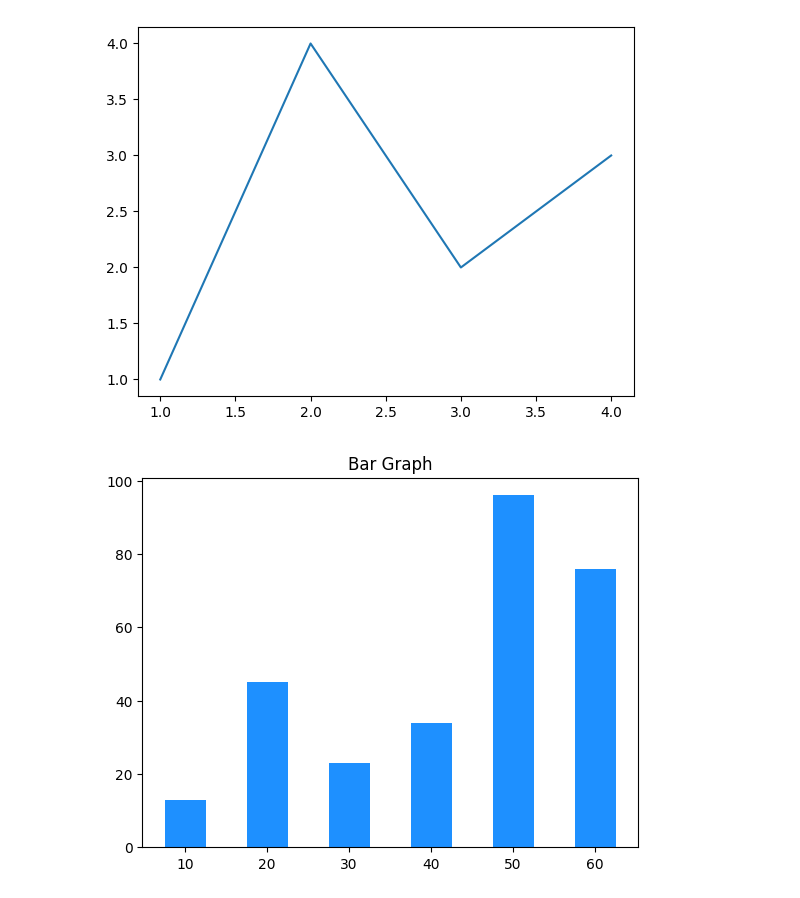
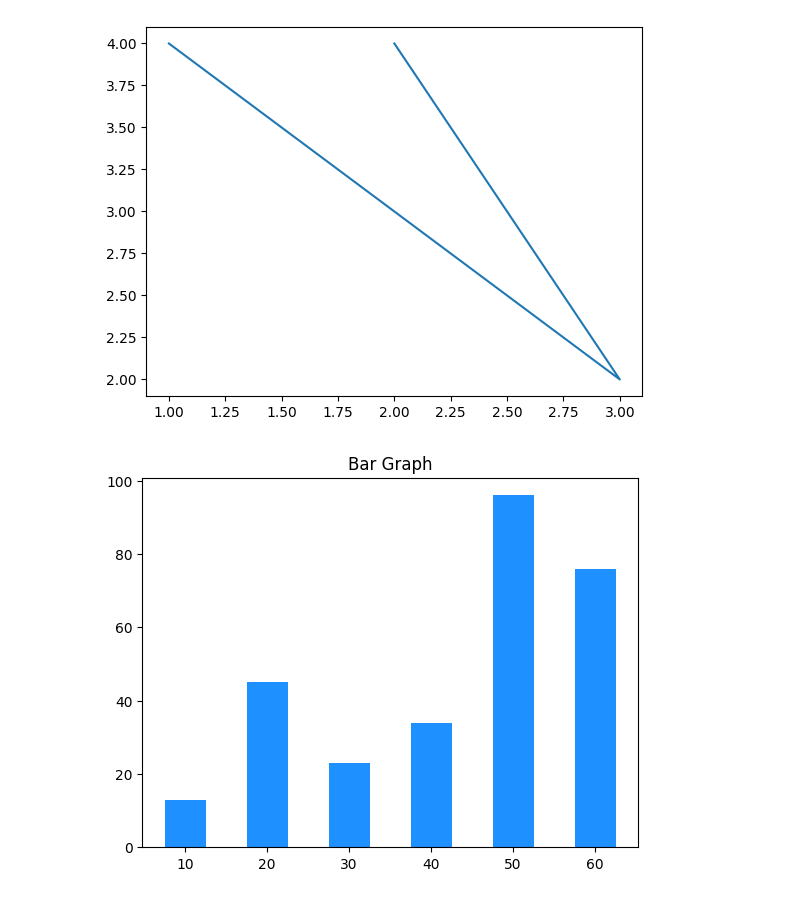
Before and after one commit to ChandrakantaSen/SourceCode_Python, a Jupyter notebook: JupyterNotebook Files/projectPython_Matplotlib.ipynb, the cells around one changed output. Drawn from its saved outputs; the diff is of its cells as text; code cells hidden in the pictures.

```diff
--- a/JupyterNotebook Files/projectPython_Matplotlib.ipynb
+++ b/JupyterNotebook Files/projectPython_Matplotlib.ipynb
@@ -2,11 +2,11 @@
 import matplotlib.pyplot as plt
 import numpy as np
 # %%
-fig, ax = plt.subplots()             # Create a figure containing a single Axes.
-ax.plot([1, 2, 3, 4], [1, 4, 2, 3])  # Plot some data on the Axes.
-plt.show()                           # Show the figure.
+# Basic line graph using plot() using list
+plt.plot([1, 3, 2], [4, 2, 4])
+plt.show()
 # %% [output]
-[figure, old version]
+[figure, new version]
 # %%
 x = [10, 20, 30, 40, 50, 60]
 y = [13, 45, 23, 34, 96, 76]
```
Also changed, not shown: parts of 4 cells of this notebook, 4 other files.
